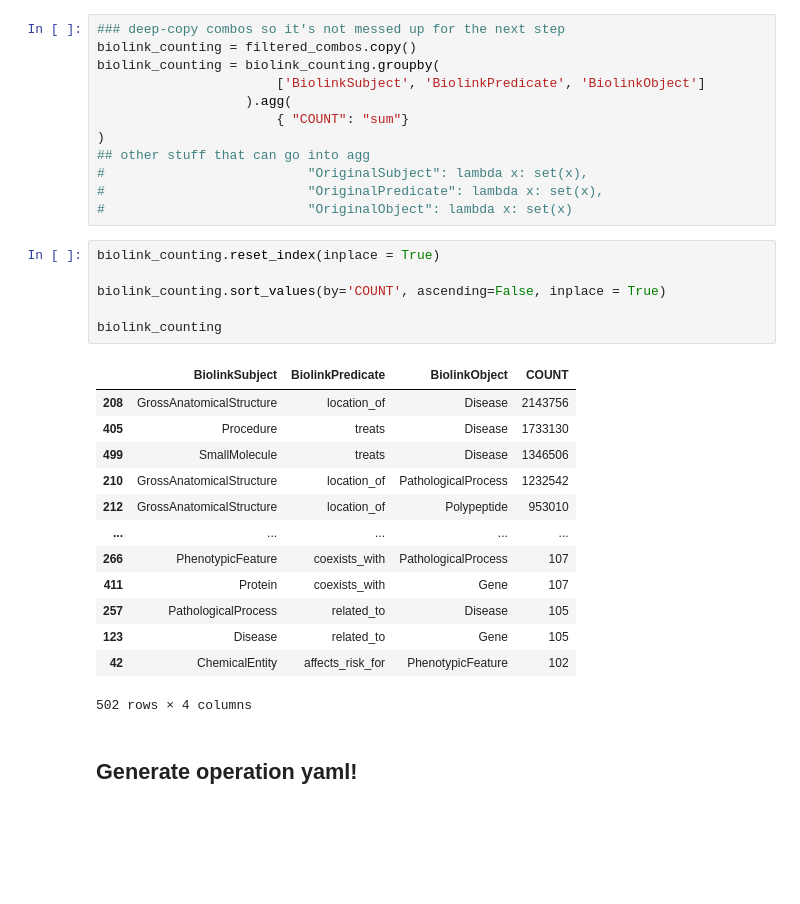
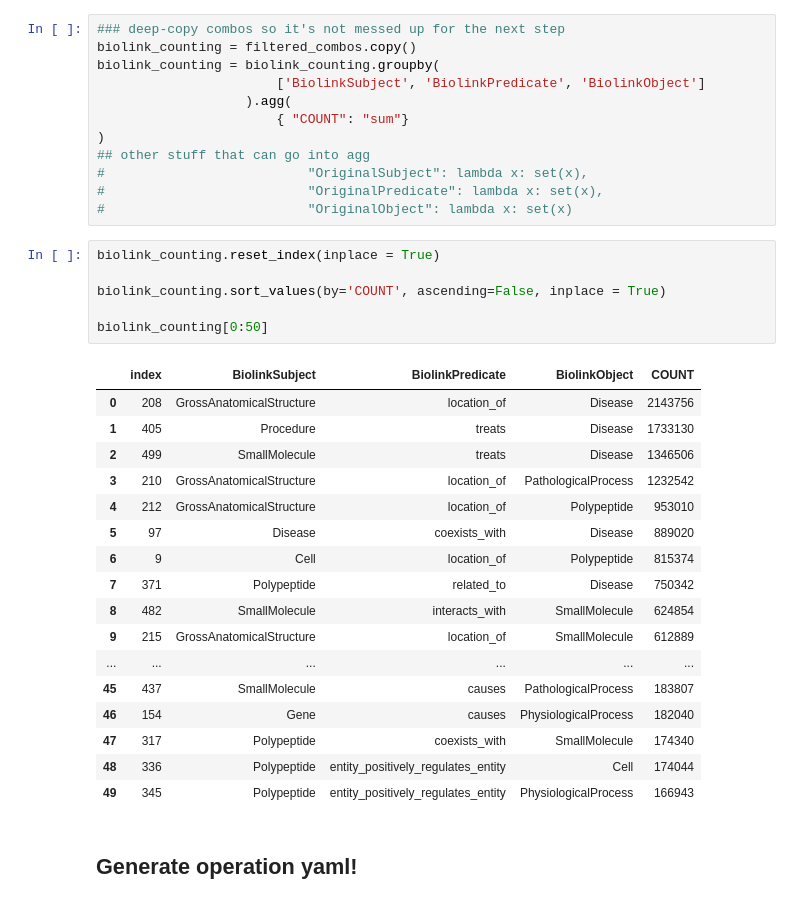
Before and after one commit to NCATS-Tangerine/translator-api-registry, a Jupyter notebook: semmeddb/AutoGen_SEMMEDDB.ipynb, the cells around one changed output. Saved outputs shown, nothing was run; the diff lists cells and outputs as text; blank space fills up the shorter version.

Commit message:
semmeddb notebook: change optional analysis to show most common biolink meta-triples

```diff
--- a/semmeddb/AutoGen_SEMMEDDB.ipynb
+++ b/semmeddb/AutoGen_SEMMEDDB.ipynb
@@ -988,23 +988,27 @@ biolink_counting = biolink_counting.groupby(
 # %%
 biolink_counting.reset_index(inplace = True)
 
 biolink_counting.sort_values(by='COUNT', ascending=False, inplace = True)
 
-biolink_counting
+biolink_counting[0:50]
 # %% [output]
-|  | BiolinkSubject | BiolinkPredicate | BiolinkObject | COUNT |
-| 208 | GrossAnatomicalStructure | location_of | Disease | 2143756 |
-| 405 | Procedure | treats | Disease | 1733130 |
-| 499 | SmallMolecule | treats | Disease | 1346506 |
-| 210 | GrossAnatomicalStructure | location_of | PathologicalProcess | 1232542 |
-| 212 | GrossAnatomicalStructure | location_of | Polypeptide | 953010 |
-| ... | ... | ... | ... | ... |
-| 266 | PhenotypicFeature | coexists_with | PathologicalProcess | 107 |
-| 411 | Protein | coexists_with | Gene | 107 |
-| 257 | PathologicalProcess | related_to | Disease | 105 |
-| 123 | Disease | related_to | Gene | 105 |
-| 42 | ChemicalEntity | affects_risk_for | PhenotypicFeature | 102 |
+|  | index | BiolinkSubject | BiolinkPredicate | BiolinkObject | COUNT |
+| 0 | 208 | GrossAnatomicalStructure | location_of | Disease | 2143756 |
+| 1 | 405 | Procedure | treats | Disease | 1733130 |
+| 2 | 499 | SmallMolecule | treats | Disease | 1346506 |
+| 3 | 210 | GrossAnatomicalStructure | location_of | PathologicalProcess | 1232542 |
+| 4 | 212 | GrossAnatomicalStructure | location_of | Polypeptide | 953010 |
+| 5 | 97 | Disease | coexists_with | Disease | 889020 |
+| 6 | 9 | Cell | location_of | Polypeptide | 815374 |
+| 7 | 371 | Polypeptide | related_to | Disease | 750342 |
+| 8 | 482 | SmallMolecule | interacts_with | SmallMolecule | 624854 |
+| 9 | 215 | GrossAnatomicalStructure | location_of | SmallMolecule | 612889 |
+| ... | ... | ... | ... | ... | ... |
+| 45 | 437 | SmallMolecule | causes | PathologicalProcess | 183807 |
+| 46 | 154 | Gene | causes | PhysiologicalProcess | 182040 |
+| 47 | 317 | Polypeptide | coexists_with | SmallMolecule | 174340 |
+| 48 | 336 | Polypeptide | entity_positively_regulates_entity | Cell | 174044 |
+| 49 | 345 | Polypeptide | entity_positively_regulates_entity | PhysiologicalProcess | 166943 |
-502 rows × 4 columns
 # %% [markdown]
 ## Generate operation yaml!
 # %% [markdown]
```
